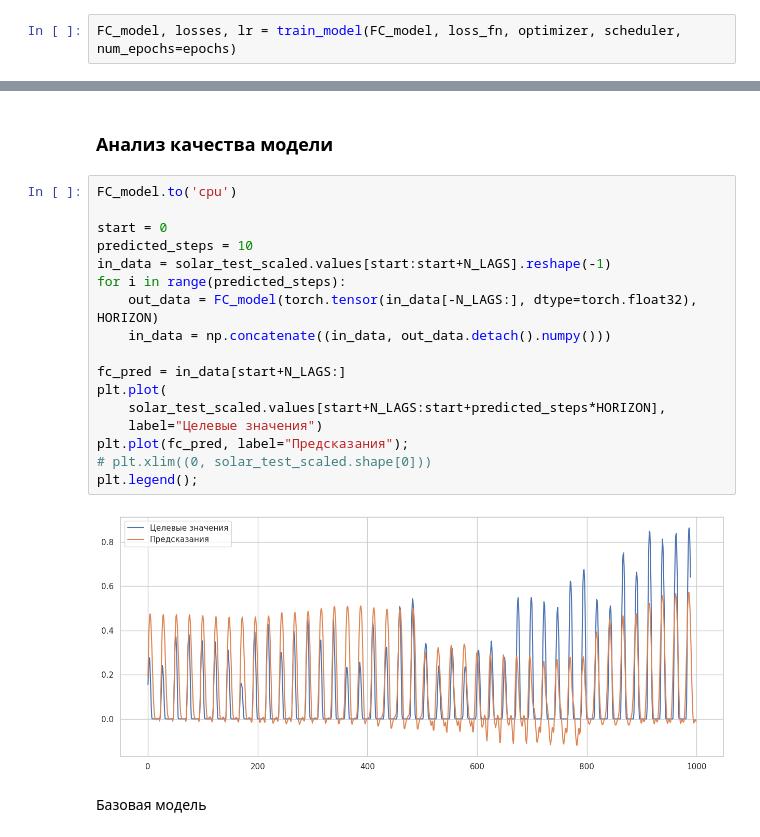
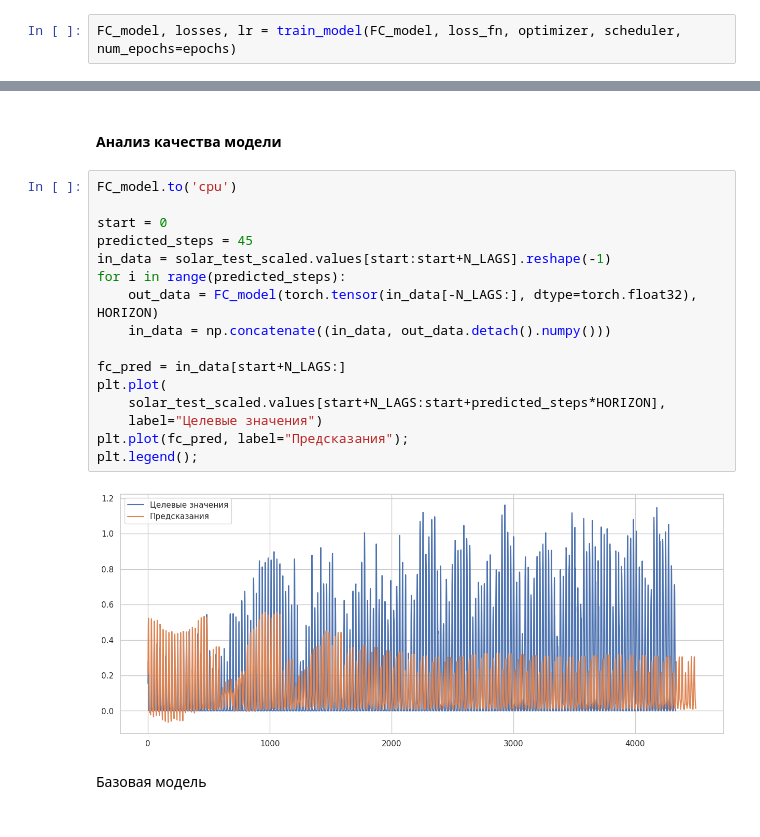
Before and after one commit to ArtyomShabunin/SMOPA, a Jupyter notebook: lesson_9.ipynb, the cells around one changed output, grey strips where cells are left out. Drawn from its saved outputs; the diff is of its cells as text.

```diff
--- a/lesson_9.ipynb
+++ b/lesson_9.ipynb
@@ -333,24 +377,23 @@ print(f"Минимальный loss на валидационной выборк
 # %% [markdown]
-### Анализ качества модели
+#### Анализ качества модели
 # %%
 FC_model.to('cpu')
 
 start = 0
-predicted_steps = 10
+predicted_steps = 45
 in_data = solar_test_scaled.values[start:start+N_LAGS].reshape(-1)
 for i in range(predicted_steps):
     out_data = FC_model(torch.tensor(in_data[-N_LAGS:], dtype=torch.float32), HORIZON)
     in_data = np.concatenate((in_data, out_data.detach().numpy()))
 
 fc_pred = in_data[start+N_LAGS:]
 plt.plot(
     solar_test_scaled.values[start+N_LAGS:start+predicted_steps*HORIZON],
     label="Целевые значения")
 plt.plot(fc_pred, label="Предсказания");
-# plt.xlim((0, solar_test_scaled.shape[0]))
 plt.legend();
 # %% [output]
-[figure, old version]
+[figure, new version]
 # %% [markdown]
 Базовая модель
 # %%
```
Also changed, not shown: parts of 54 cells of this notebook.
